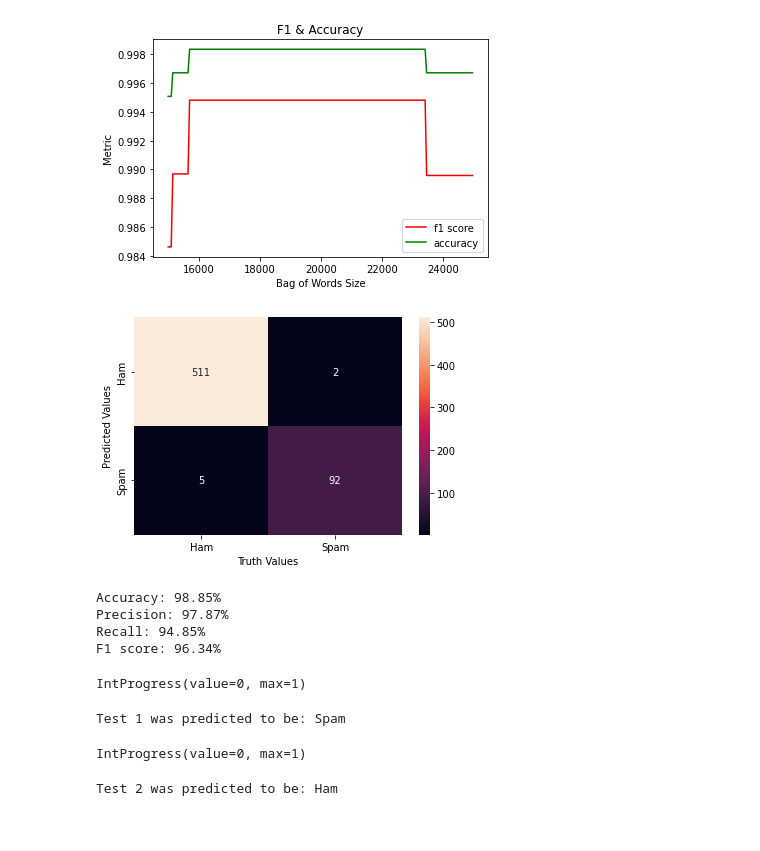
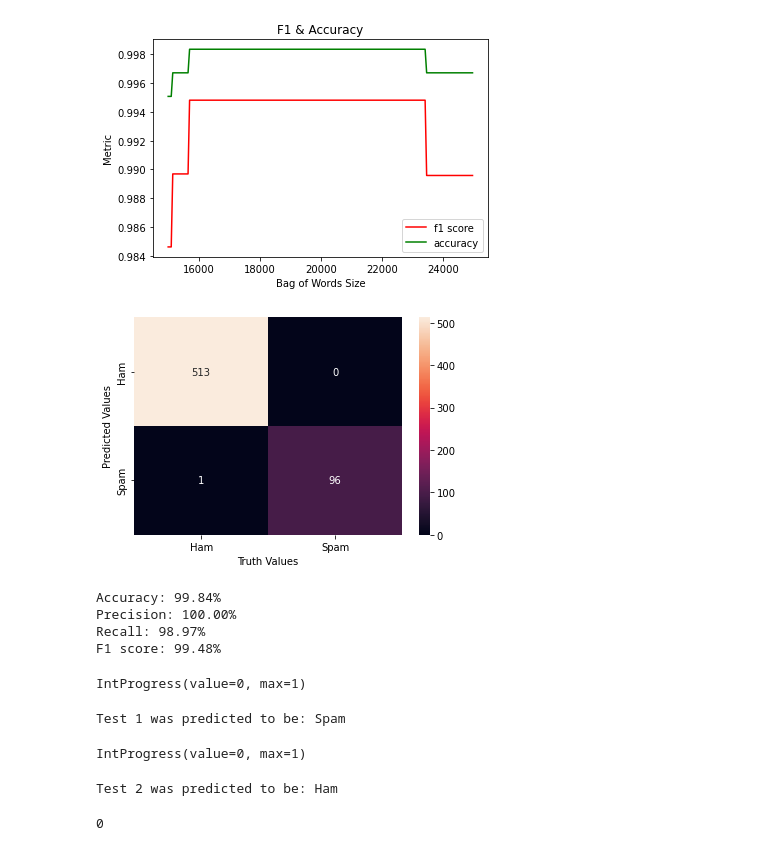
Before and after one commit to RyanGaudion/COM526-AE2-Email-Classification, a Jupyter notebook: 06 - MultinomialNB Example with Optimal Pipeline.ipynb, the cells around one changed output. Saved outputs shown, nothing was run; the diff lists cells and outputs as text; code cells hidden in the pictures.

Commit message:
finished pipeline & exported

```diff
--- a/06 - MultinomialNB Example with Optimal Pipeline.ipynb
+++ b/06 - MultinomialNB Example with Optimal Pipeline.ipynb
@@ -168,19 +216,22 @@ from sklearn.metrics import confusion_matrix, accuracy_score, precision_score, r
 import matplotlib.pyplot as plt
 import seaborn as sns
 
-def getMetrix(y_test, y_pred):
+def getMetrics(y_test, y_pred):
+    # Get confusion metric (how many correct, incorrect)
     matrix = confusion_matrix(y_test, y_pred)
 
+    #Plot confusion metric to heatmap
     s = sns.heatmap(matrix, annot=True, fmt='.3g', xticklabels=["Ham", "Spam"], yticklabels=["Ham", "Spam"])
     s.set(xlabel='Truth Values', ylabel='Predicted Values')
     plt.show()
 
+    # Print Metrics
     print("Accuracy: {:.2f}%".format(100 * accuracy_score(y_test, y_pred)))
     print("Precision: {:.2f}%".format(100 * precision_score(y_test, y_pred)))
     print("Recall: {:.2f}%".format(100 * recall_score(y_test, y_pred)))
     print("F1 score: {:.2f}%".format(100 * f1_score(y_test, y_pred)))
 
-getMetrix(resultNB3000[0], resultNB3000[1])
+getMetrics(resultNB3000[0], resultNB3000[1])
 # %% [output]
 [figure]
 Accuracy: 98.85%
@@ -233,19 +292,26 @@ plotBagOfWordsResult(bagOfWordsSizeFineResults, 0)
 IntProgress(value=15000, max=25000, min=15000)
 [figure]
 # %%
-# We can see that no benefit from 16,000 to 22,000 - let's choose 16,000 and get our final results
+# Choose optimal Bag of Words size of 16,000 from graph above
+
+# Vectorise data into 16,000 size
 vectorResults16000 = trainVectorise(processed, 16000)
-bow16000 = vectorResults[0]
-vectorModel16000 = vectorResults[1]
+# Get Vector
+bow16000 = vectorResults16000[0]
+#Get Vector Model
+vectorModel16000 = vectorResults16000[1]
 
+# Train Naive Bayes with Vector
 resultNB16000 = trainNaiveBayes(bow16000, labels)
+# Get Naive Bayes Model
 model16000 = resultNB16000[2]
 
-getMetrix(resultNB16000[0], resultNB16000[1])
+# Display metrics for new Naive Bayes Model
+getMetrics(resultNB16000[0], resultNB16000[1])
 # %% [output]
-[figure, old version]
+[figure, new version]
-Accuracy: 98.85%
-Precision: 97.87%
-Recall: 94.85%
-F1 score: 96.34%
+Accuracy: 99.84%
+Precision: 100.00%
+Recall: 98.97%
+F1 score: 99.48%
 # %%
@@ -275,3 +348,8 @@ IntProgress(value=0, max=1)
 Test 1 was predicted to be: Spam
 IntProgress(value=0, max=1)
 Test 2 was predicted to be: Ham
+# %%
+%notebook -e "06 - MultinomialNB Example with Optimal Pipeline.ipynb"
+os.system('jupyter nbconvert --to html "06 - MultinomialNB Example with Optimal Pipeline.ipynb"')
+# %% [output]
+0
```
Also changed, not shown: parts of 10 cells of this notebook, 1 other file.
